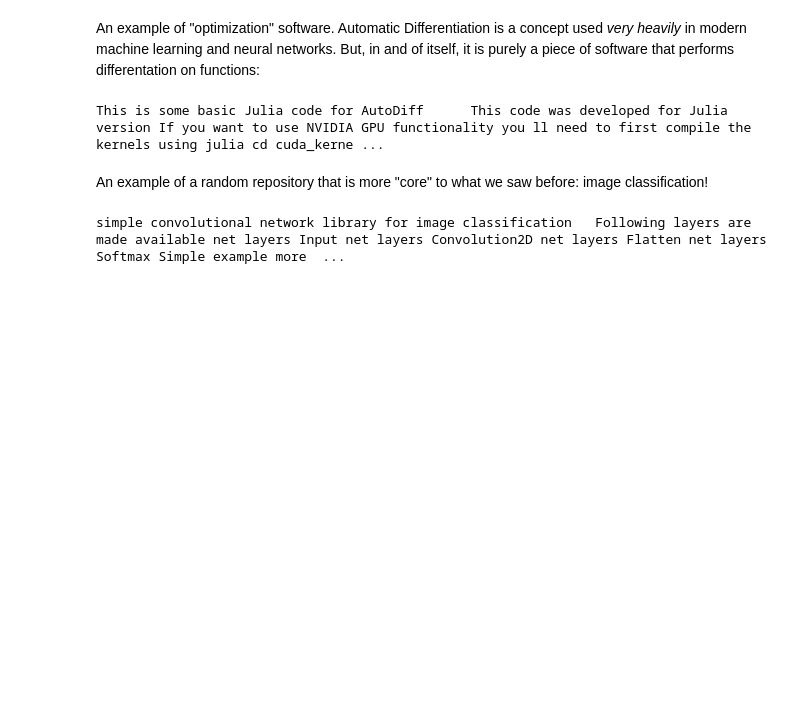
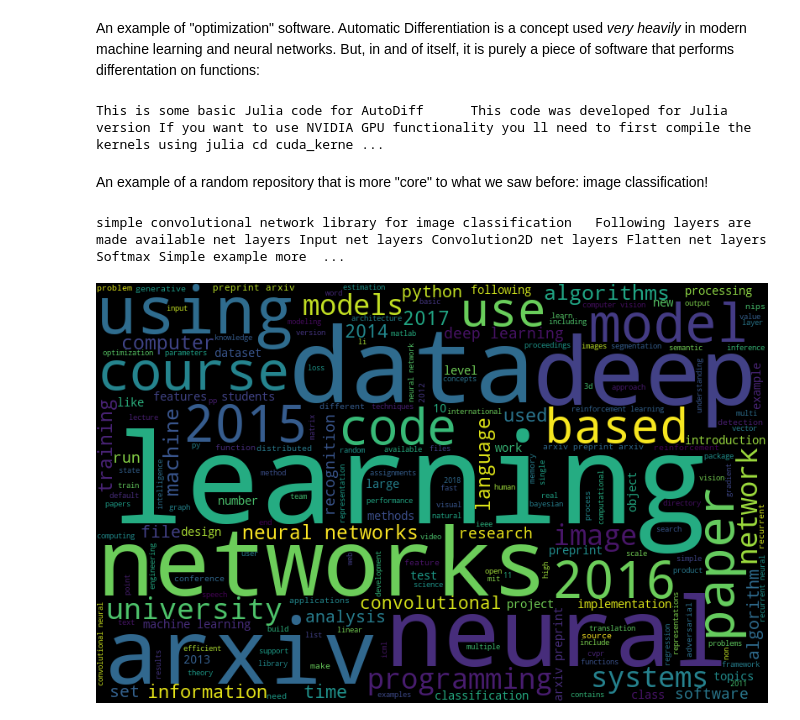
Before and after one commit to nandanrao/embed-software, a Jupyter notebook: test-sentence-embeddings.ipynb, the cells around one changed output. Saved outputs shown, nothing was run; the diff lists cells and outputs as text; code cells hidden in the pictures; blank space fills up the shorter version.

Commit message:
wordcloud, growth analysis, etc.

```diff
--- a/test-sentence-embeddings.ipynb
+++ b/test-sentence-embeddings.ipynb
@@ -216,0 +247,19 @@ svm.decision_function(sample)
+# %%
+from wordcloud import WordCloud
+
+# TODO: remove numbers in preprocessing!
+
+stop_words = ENGLISH_STOP_WORDS | frozenset(['et', 'al', 'pdf', 'star'])
+
+vectorizer = CountVectorizer(stop_words = stop_words, max_df = .75, ngram_range=(1,3))
+vecs = vectorizer.fit_transform(readmes)
+counts = np.asarray(vecs.sum(0)).reshape(-1)
+di = np.array(vectorizer.get_feature_names())
+
+idx = (counts > 100)
+freqs = zip(di[idx], counts[idx])
+frequencies = dict(freqs)
+# %%
+WordCloud(width=800, height=500).fit_words(frequencies).to_image()
+# %% [output]
+[figure, added]
```
Also changed, not shown: parts of 14 cells of this notebook, 4 other files.
